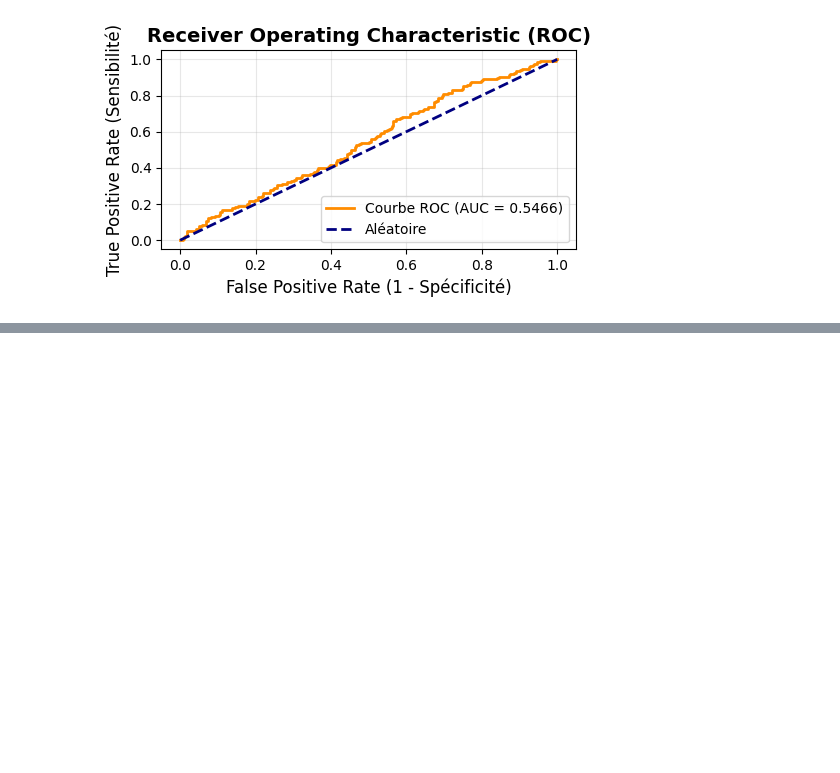
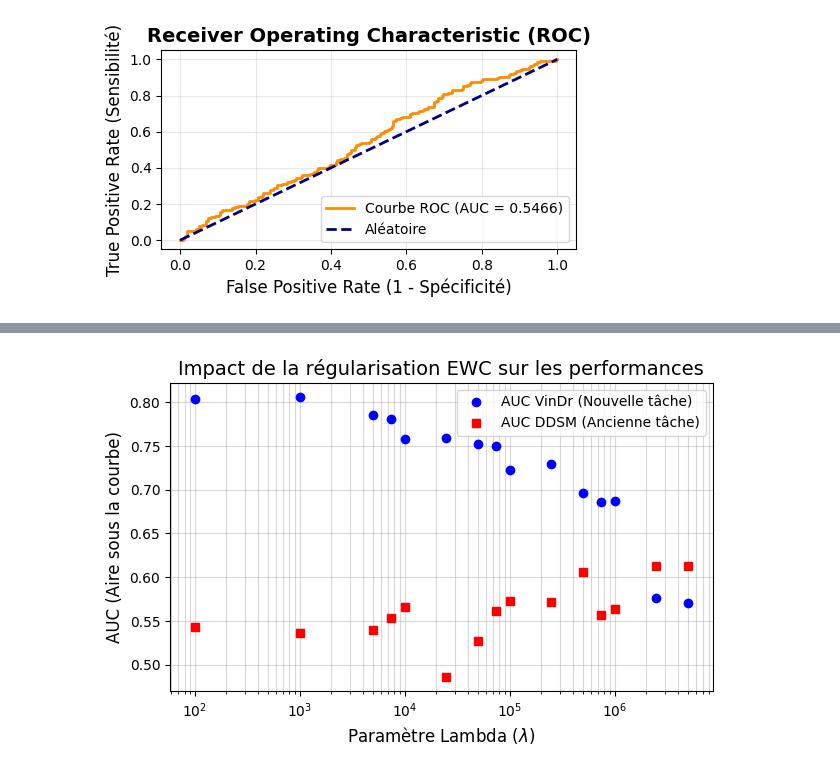
Before and after one commit to diabitbol/ot-domain-adaptation-mammography, a Jupyter notebook: projet/main.ipynb, the cells around one changed output, grey strips where cells are left out. Drawn from its saved outputs; the diff is of its cells as text; code cells hidden in the pictures; blank space fills up the shorter version.

```diff
--- a/projet/main.ipynb
+++ b/projet/main.ipynb
@@ -860,7 +879,7 @@ train_loader_vindr_ewc, val_loader_vindr_ewc, test_loader_vindr_ewc = generation
 )
 
 
-lambda_liste=[100, 1000, 5000, 10000, 50000, 100000, 500000, 1000000]
+lambda_liste=[7500, 25000, 75000, 250000, 750000, 2500000,5000000]
 auc_vindr=[]
 auc_ddsm=[]
 
@@ -897,16 +916,6 @@ for lam in lambda_liste:
         lam=lam
         )
 
-    labels_np5, _, probabilities_np5 = evaluation(model_ewc, test_loader_DDSM, device_ewc)
-    fpr5, tpr5, thresholds5 = roc_curve(labels_np5, probabilities_np5, pos_label=1)
-    roc_auc_ddsm = auc(fpr5, tpr5)
-
-    labels_np6, _, probabilities_np6 = evaluation(model_ewc, test_loader_vindr_ewc, device_ewc)
-    fpr6, tpr6, thresholds6 = roc_curve(labels_np6, probabilities_np6, pos_label=1)
-    roc_auc_vindr = auc(fpr6, tpr6)
-
-    auc_ddsm.append(roc_auc_ddsm)
-    auc_vindr.append(roc_auc_vindr)
 
 
 
@@ -980,0 +1033,22 @@ plt.show()
+# %%
+
+plt.figure(figsize=(7, 4))
+
+# Tracé des courbes
+plt.plot(lambda_liste_total, auc_vindr, marker='o', linestyle="", color='blue', label='AUC VinDr (Nouvelle tâche)')
+plt.plot(lambda_liste_total, auc_ddsm, marker='s', linestyle="", color='red', label='AUC DDSM (Ancienne tâche)')
+
+# Passage de l'axe X en échelle logarithmique pour mieux voir les petits lambdas
+plt.xscale('log')
+
+# Cosmétique du graphique
+plt.title("Impact de la régularisation EWC sur les performances", fontsize=14)
+plt.xlabel("Paramètre Lambda ($\lambda$)", fontsize=12)
+plt.ylabel("AUC (Aire sous la courbe)", fontsize=12)
+plt.grid(True, which="both", ls="-", alpha=0.5)
+plt.legend()
+
+
+plt.show()
+# %% [output]
+[figure, added]
```
Also changed, not shown: parts of 5 cells of this notebook, 1 other file.
